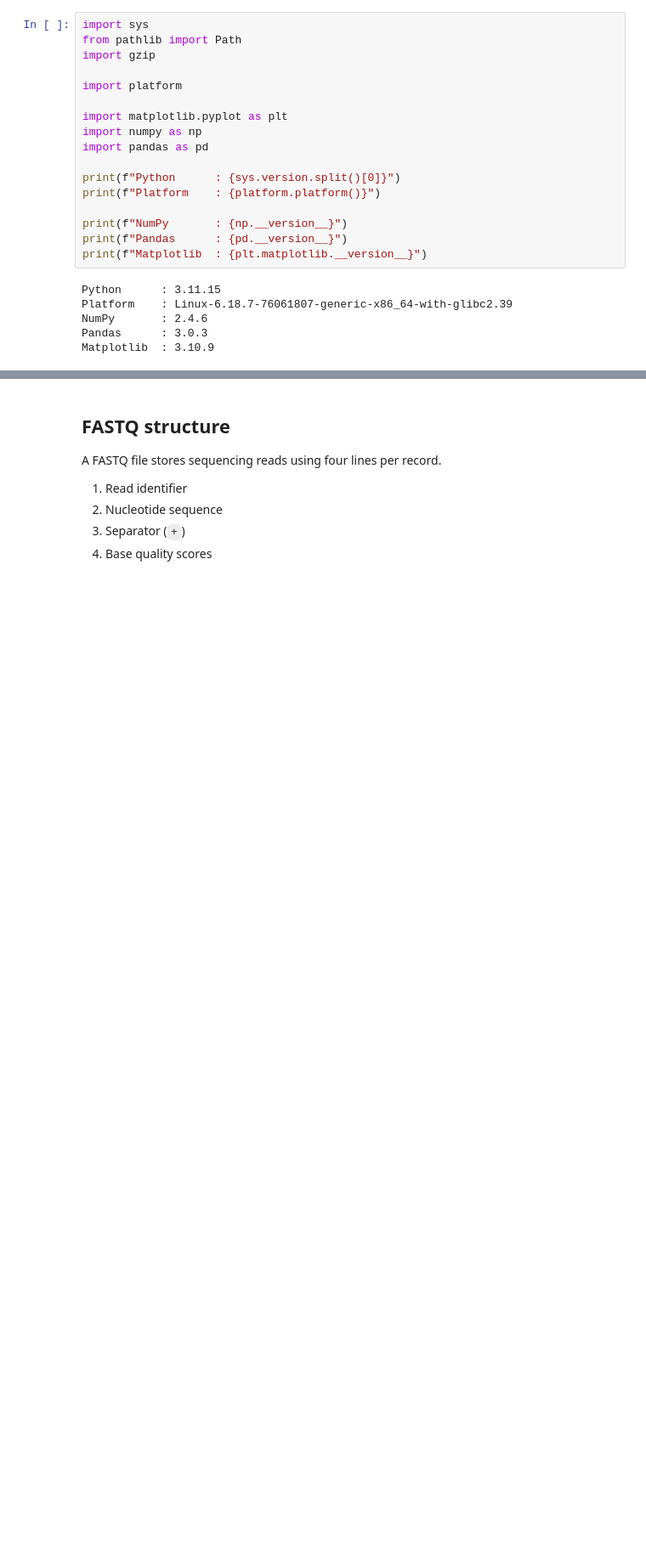
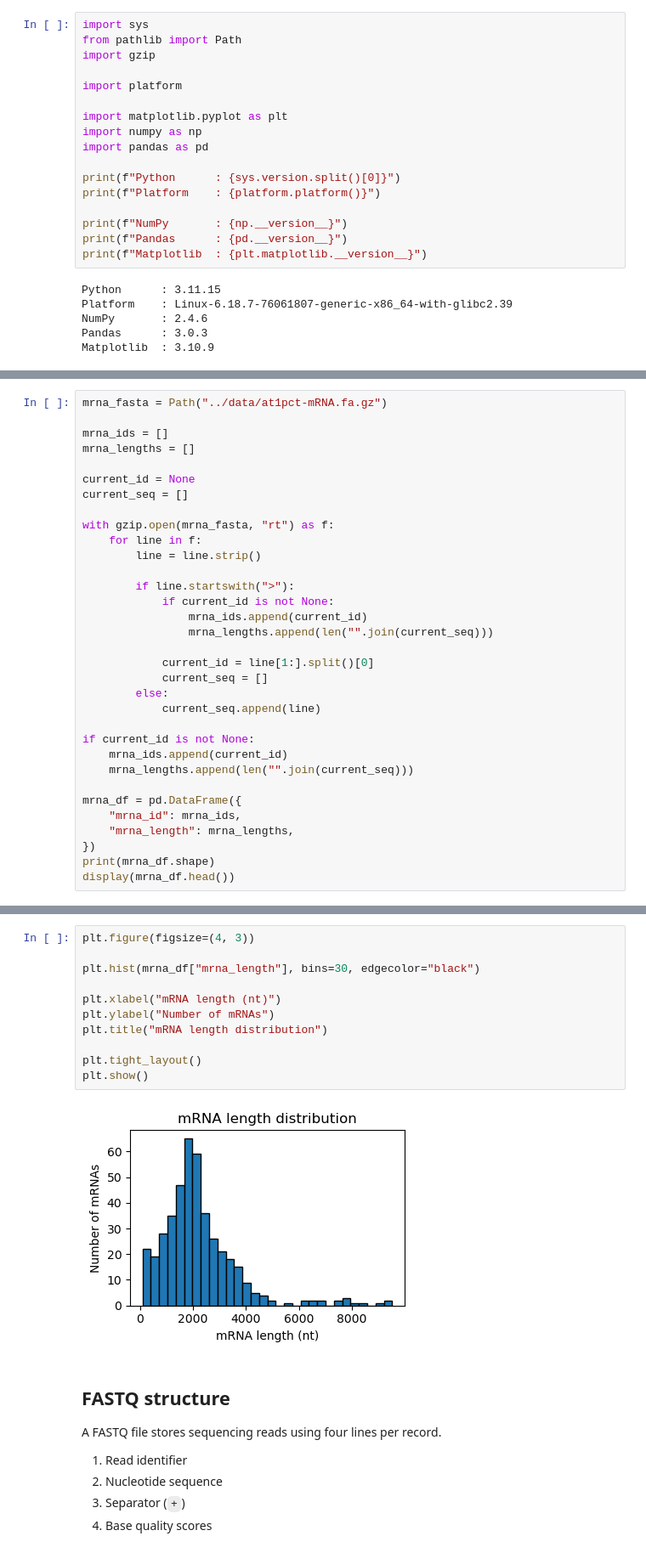
Before and after one commit to ih-11/hmm-3end, a Jupyter notebook: notebook/qcfastq.ipynb, the cells around one changed output, grey strips where cells are left out. Shown at 85% size. Drawn from its saved outputs; the diff is of its cells as text; blank space fills up the shorter version.

```diff
--- a/notebook/qcfastq.ipynb
+++ b/notebook/qcfastq.ipynb
@@ -25,0 +28,33 @@ Matplotlib  : 3.10.9
+# %%
+mrna_fasta = Path("../data/at1pct-mRNA.fa.gz")
+
+mrna_ids = []
+mrna_lengths = []
+
+current_id = None
+current_seq = []
+
+with gzip.open(mrna_fasta, "rt") as f:
+    for line in f:
+        line = line.strip()
+
+        if line.startswith(">"):
+            if current_id is not None:
+                mrna_ids.append(current_id)
+                mrna_lengths.append(len("".join(current_seq)))
+
+            current_id = line[1:].split()[0]
+            current_seq = []
+        else:
+            current_seq.append(line)
+
+if current_id is not None:
+    mrna_ids.append(current_id)
+    mrna_lengths.append(len("".join(current_seq)))
+
+mrna_df = pd.DataFrame({
+    "mrna_id": mrna_ids,
+    "mrna_length": mrna_lengths,
+})
+print(mrna_df.shape)
+display(mrna_df.head())
@@ -26,3 +119,16 @@ Matplotlib  : 3.10.9
+# %%
+plt.figure(figsize=(4, 3))
+
+plt.hist(mrna_df["mrna_length"], bins=30, edgecolor="black")
+
+plt.xlabel("mRNA length (nt)")
+plt.ylabel("Number of mRNAs")
+plt.title("mRNA length distribution")
+
+plt.tight_layout()
+plt.show()
+# %% [output]
+[figure, added]
 # %% [markdown]
 ## FASTQ structure
 
```
Also changed, not shown: parts of 5 cells of this notebook.
